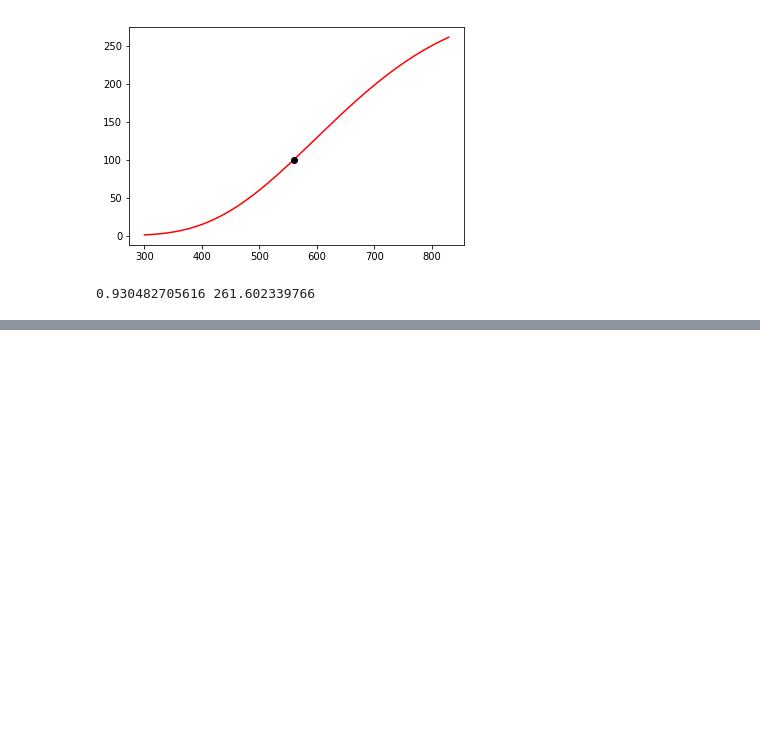
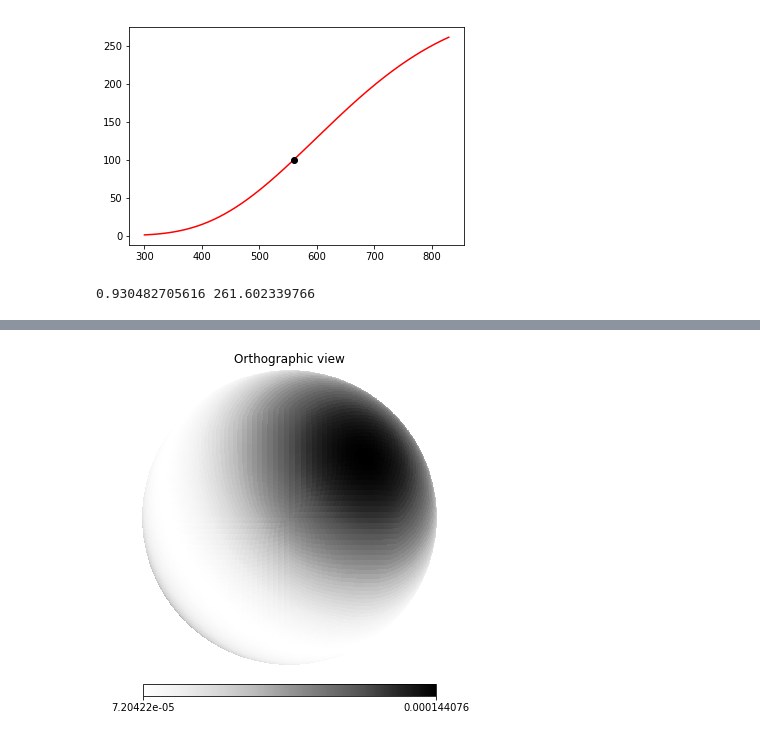
Before and after one commit to InsectRobotics/skylight, a Jupyter notebook: notebooks/sky-luminance.ipynb, the cells around one changed output, grey strips where cells are left out. Saved outputs shown, nothing was run; the diff lists cells and outputs as text; code cells hidden in the pictures; blank space fills up the shorter version.

```diff
--- a/notebooks/sky-luminance.ipynb
+++ b/notebooks/sky-luminance.ipynb
@@ -72,0 +130,20 @@ IndexError: only integers, slices (`:`), ellipsis (`...`), numpy.newaxis (`None`
+# %%
+sky = SkyModel()
+sky.generate()
+
+def rayleigh(I_0, N, R, alpha, theta, lamda):
+    """
+    :param I_0:   intensity
+    :param N:     number of scatterers
+    :param R:     distance from scatterers
+    :param alpha: polarisability
+    :param theta: angle of scattering
+    :parma lamda: wavelength
+    """
+    return I_0 * 8. * np.power(np.pi, 4) * N * np.square(alpha) * (1. + np.square(np.cos(theta))) / (np.power(lamda, 4) * np.square(R))
+
+r = rayleigh(5778, 1., 1., 1., sky.theta_s, 500.)
+hp.orthview(r, rot=sky.VIEW_ROT, flip="geo", cmap="Greys", half_sky=True)
+plt.show()
+# %% [output]
+[figure, added]
```
Also changed, not shown: parts of 5 cells of this notebook, 4 other files.
